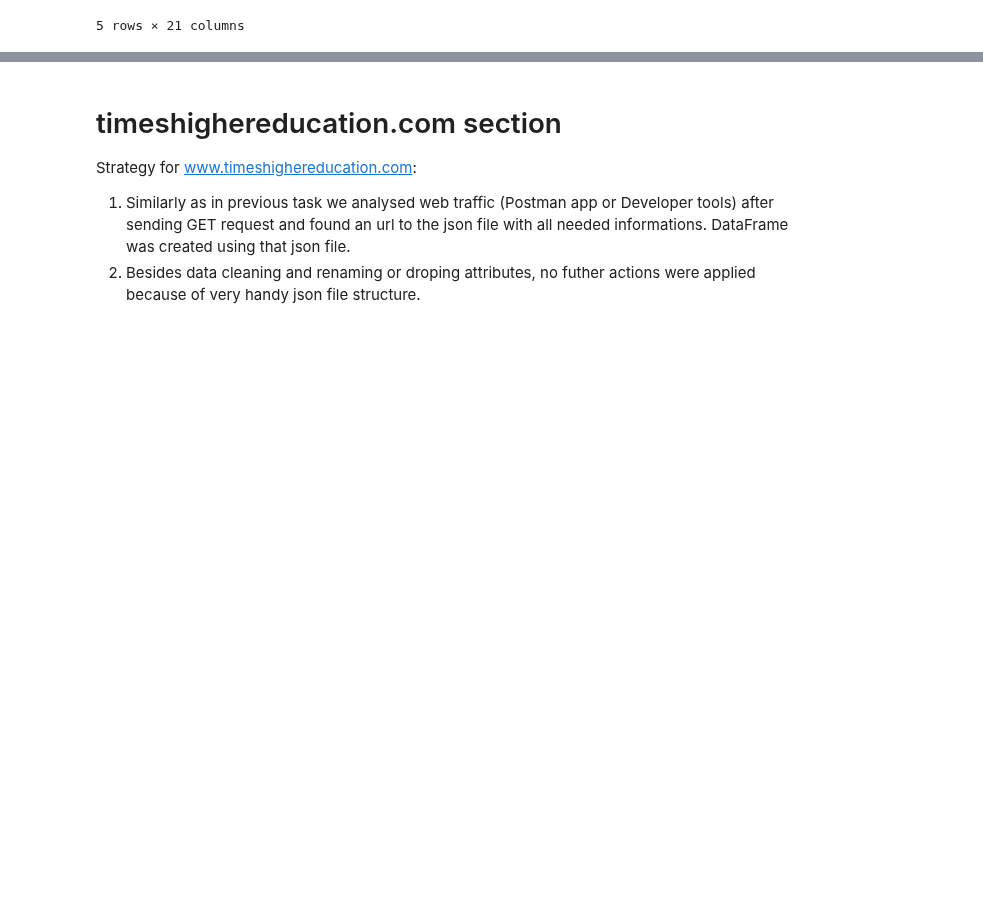
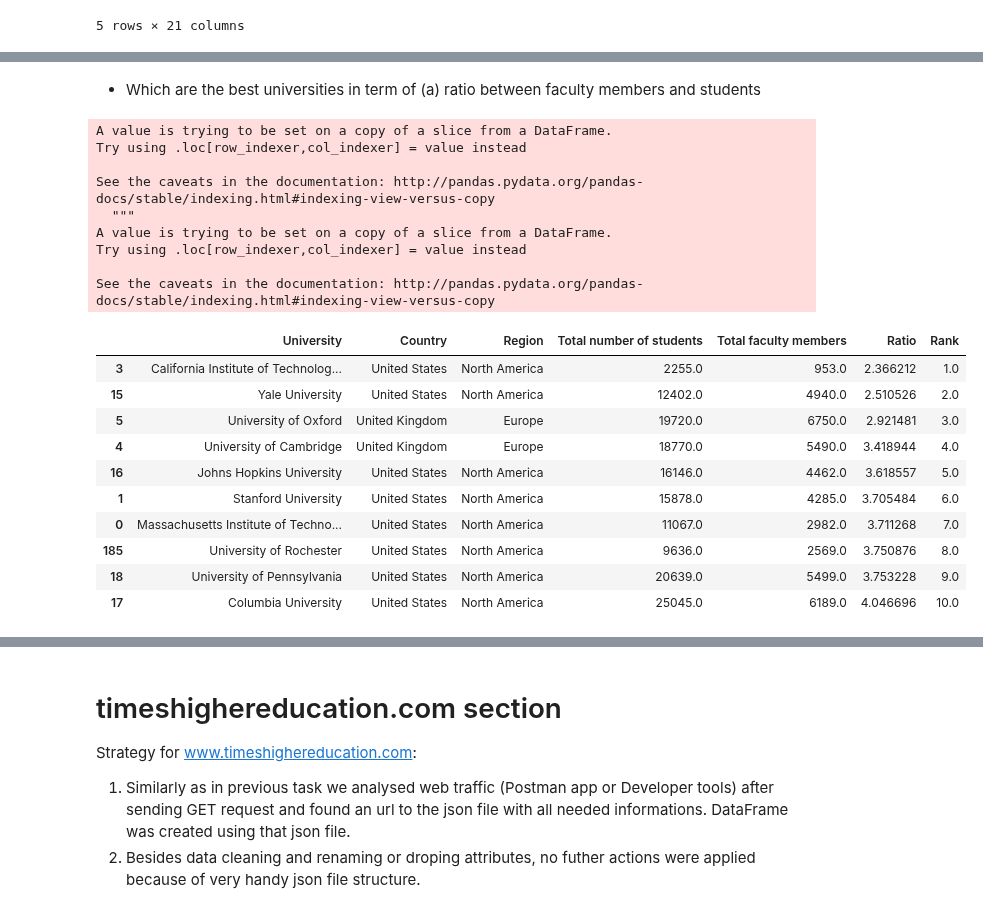
Before and after one commit to adamkozak/ADA2017-project, a Jupyter notebook: Homework/02 - Data from the Web/Homework 2.ipynb, the cells around one changed output, grey strips where cells are left out. Saved outputs shown, nothing was run; the diff lists cells and outputs as text; code cells hidden in the pictures; blank space fills up the shorter version.

```diff
--- a/Homework/02 - Data from the Web/Homework 2.ipynb
+++ b/Homework/02 - Data from the Web/Homework 2.ipynb
@@ -88,0 +159,36 @@ Total['Rank TU'] = Total['Rank TU'].str.replace("=", "")
+# %% [markdown]
+- Which are the best universities in term of (a) ratio between faculty members and students
+# %%
+#taking the interesting data and calculate the ratio
+FS_ratio_df = Analysis_df[['University','Country', 'Region','Total number of students','Total faculty members']]
+
+#calculate the ratio of student per faculty member
+FS_ratio_df['Ratio']= FS_ratio_df['Total number of students'] / FS_ratio_df['Total faculty members']
+
+#calculate the ranking of each university considering that the less students per faculty members the better
+FS_ratio_df['Rank']=FS_ratio_df['Ratio'].rank()
+
+#sort the results and print the 10 first universities
+FS_ratio_df = FS_ratio_df.sort_values(['Rank'], ascending=[True])
+FS_ratio_df.head(10)
+# %% [output]
+A value is trying to be set on a copy of a slice from a DataFrame.
+Try using .loc[row_indexer,col_indexer] = value instead
+
+See the caveats in the documentation: http://pandas.pydata.org/pandas-docs/stable/indexing.html#indexing-view-versus-copy
+  """
+A value is trying to be set on a copy of a slice from a DataFrame.
+Try using .loc[row_indexer,col_indexer] = value instead
+
+See the caveats in the documentation: http://pandas.pydata.org/pandas-docs/stable/indexing.html#indexing-view-versus-copy
+|  | University | Country | Region | Total number of students | Total faculty members | Ratio | Rank |
+| 3 | California Institute of Technolog... | United States | North America | 2255.0 | 953.0 | 2.366212 | 1.0 |
+| 15 | Yale University | United States | North America | 12402.0 | 4940.0 | 2.510526 | 2.0 |
+| 5 | University of Oxford | United Kingdom | Europe | 19720.0 | 6750.0 | 2.921481 | 3.0 |
+| 4 | University of Cambridge | United Kingdom | Europe | 18770.0 | 5490.0 | 3.418944 | 4.0 |
+| 16 | Johns Hopkins University | United States | North America | 16146.0 | 4462.0 | 3.618557 | 5.0 |
+| 1 | Stanford University | United States | North America | 15878.0 | 4285.0 | 3.705484 | 6.0 |
+| 0 | Massachusetts Institute of Techno... | United States | North America | 11067.0 | 2982.0 | 3.711268 | 7.0 |
+| 185 | University of Rochester | United States | North America | 9636.0 | 2569.0 | 3.750876 | 8.0 |
+| 18 | University of Pennsylvania | United States | North America | 20639.0 | 5499.0 | 3.753228 | 9.0 |
+| 17 | Columbia University | United States | North America | 25045.0 | 6189.0 | 4.046696 | 10.0 |
```
Also changed, not shown: parts of 14 cells of this notebook.
